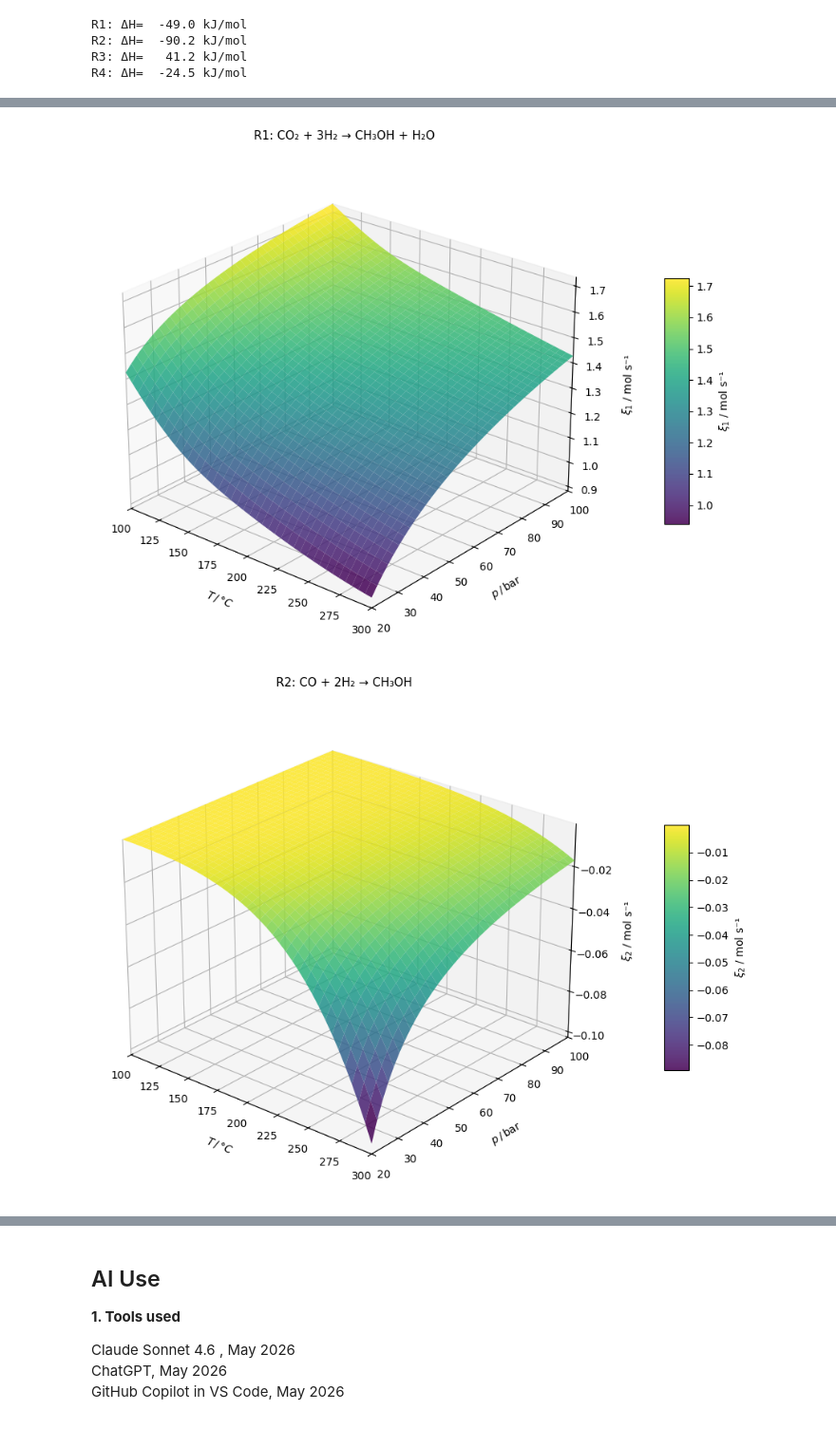
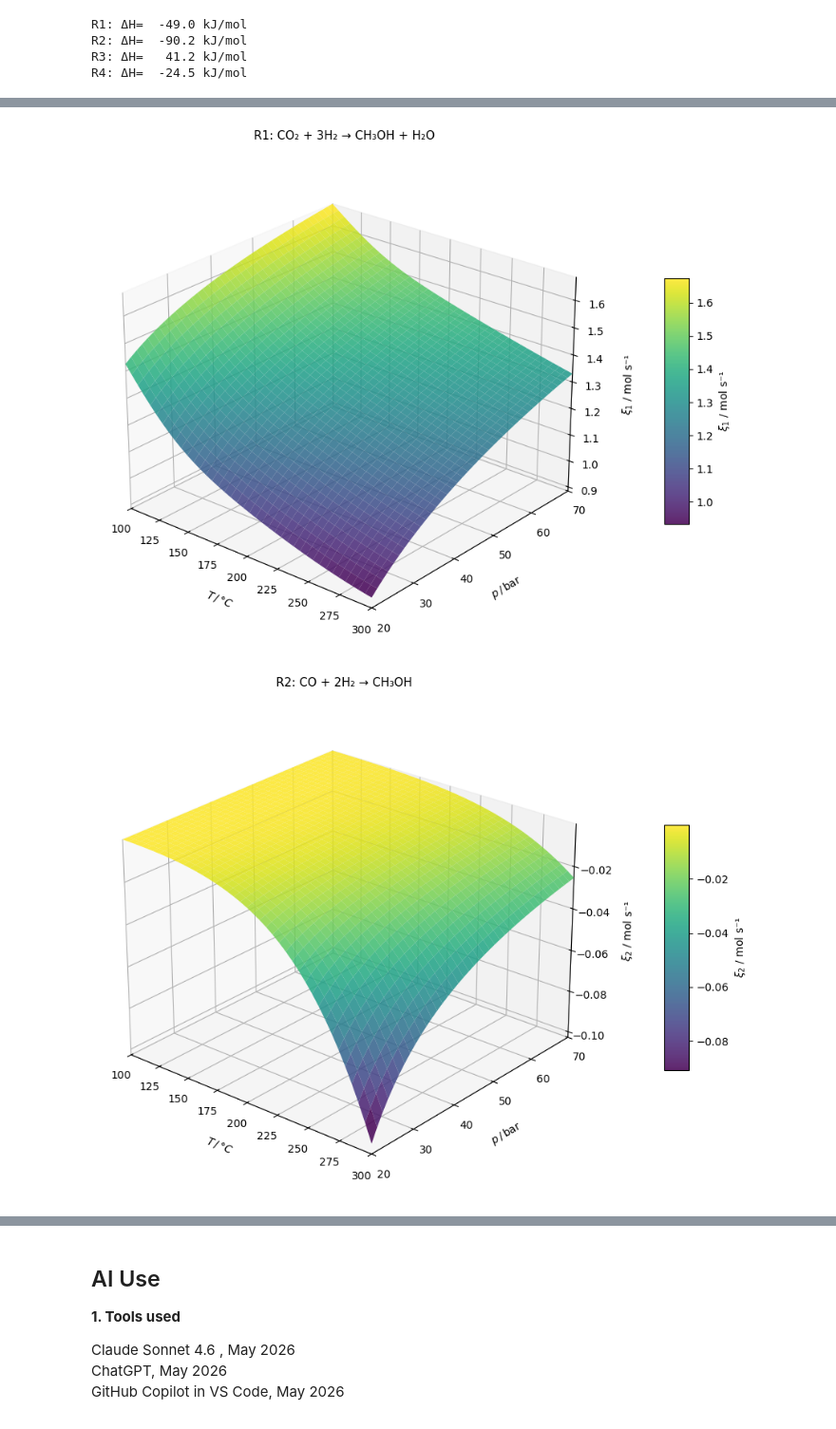
Before and after one commit to SirHenry1st/CRE_3, a Jupyter notebook: Assignment 2/CRE_3_assginment_2.ipynb, the cells around one changed output, grey strips where cells are left out. Shown at 95% size. Saved outputs shown, nothing was run; the diff lists cells and outputs as text; code cells hidden in the pictures.

```diff
--- a/Assignment 2/CRE_3_assginment_2.ipynb
+++ b/Assignment 2/CRE_3_assginment_2.ipynb
@@ -1280,7 +1532,7 @@ def rxn_ext(xi, n_in, T, p):
 # Setup and solve
 n_in = np.array([2.0, 6.0, 0.0, 0.0, 0.0, 0.0])  # CO2, H2, CH3OH, H2O, CO, DME
 T_calc = np.linspace(100+273, 300+273, 40)
-p_calc = np.array([20, 50, 100])
+p_calc = np.array([20, 50, 70])
 
 xi = np.empty([len(p_calc), len(T_calc), 3])
 
@@ -1452,7 +1737,7 @@ Therefore 4800 data points have to be calculated, which takes some time.
 
 # Create meshgrid for T and p
 T_calc_grid = np.linspace(100+273, 300+273, 40)
-p_calc_grid = np.linspace(20, 100, 40)
+p_calc_grid = np.linspace(20, 70, 40)
 
 xi_3D = np.empty([len(p_calc_grid), len(T_calc_grid), 3])
 
@@ -1491,32 +1776,32 @@ for rxn_idx in range(3):
 
     fig = plt.figure(figsize=(10, 7))
     ax = fig.add_subplot(111, projection='3d')
 
     # 3D surface
     surf = ax.plot_surface(
         T_grid, p_grid, Z,
         cmap='viridis',
         alpha=0.85,
         linewidth=0,
         antialiased=True
     )
 
     z_floor = np.nanmin(Z) - 0.05 * (np.nanmax(Z) - np.nanmin(Z))
 
     # Colorbar, labels, title
     fig.colorbar(surf, ax=ax, shrink=0.5, aspect=10, pad=0.1,
                  label=f"{xi_labels[rxn_idx]} / mol s⁻¹")
     ax.set_xlabel(r"$T\,/\,°C$", labelpad=10)
     ax.set_ylabel(r"$p\,/\,\mathrm{bar}$", labelpad=10)
     ax.set_zlabel(f"{xi_labels[rxn_idx]} / mol s⁻¹", labelpad=10)
     ax.set_title(reaction_labels_3d[rxn_idx], fontsize=11, pad=15)
     ax.set_xlim(T_calc[0] - 273, T_calc[-1] - 273)
     ax.set_ylim(p_calc[0], p_calc[-1])
     ax.set_zlim(z_floor, np.nanmax(Z))
     ax.view_init(elev=25, azim=-50)
 
     plt.tight_layout()
     plt.show()
 # %% [output]
-[figure, old version]
+[figure, new version]
-[figure, old version]
+[figure, new version]
```
Also changed, not shown: parts of 24 cells of this notebook.
